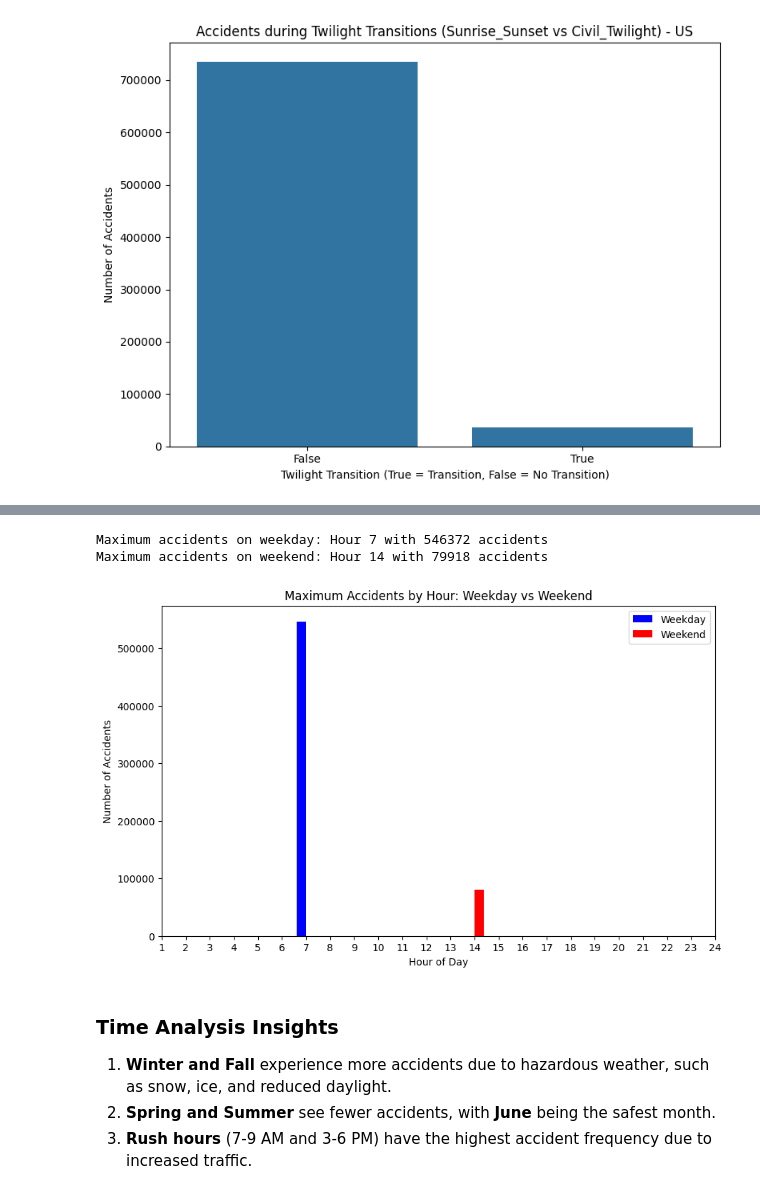
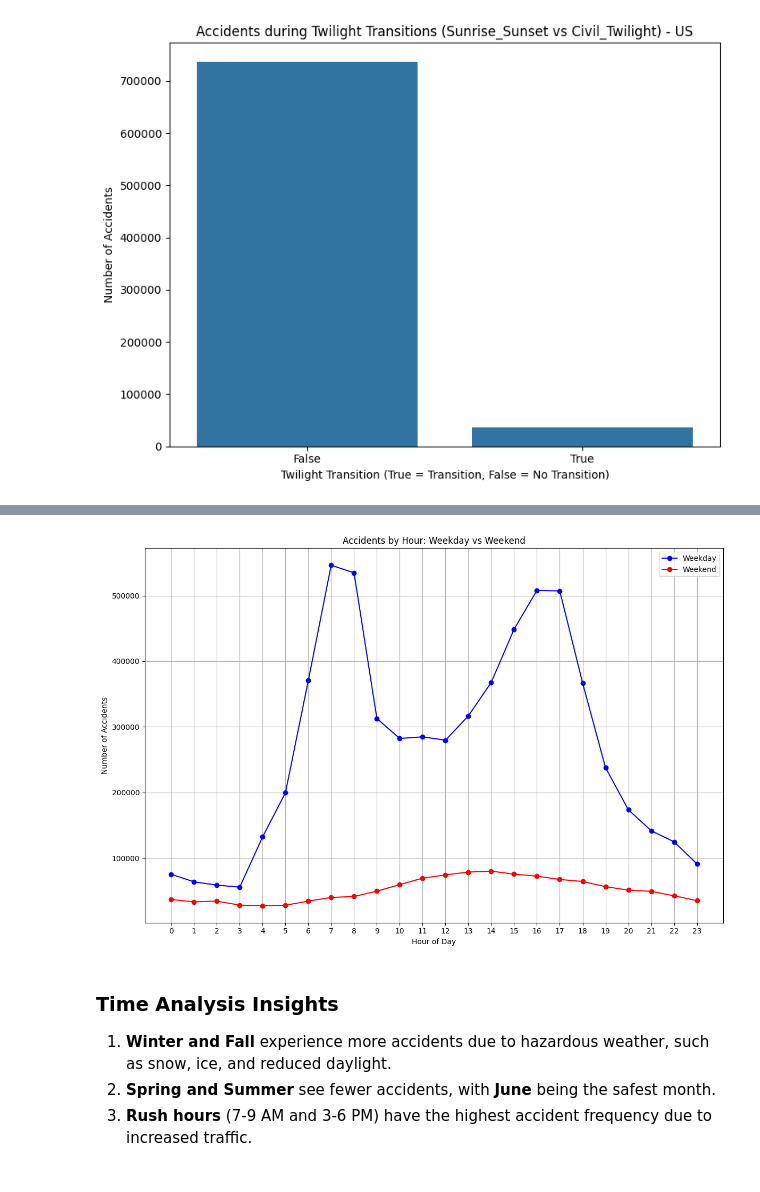
Before and after one commit to Person-Ad/US-Accidents-Big-Data-Analytics-Spark, a Jupyter notebook: notebooks/Descriptive Analysis/Time Analysis.ipynb, the cells around one changed output, grey strips where cells are left out. Saved outputs shown, nothing was run; the diff lists cells and outputs as text; code cells hidden in the pictures.

```diff
--- a/notebooks/Descriptive Analysis/Time Analysis.ipynb
+++ b/notebooks/Descriptive Analysis/Time Analysis.ipynb
@@ -254,36 +254,31 @@ Statistical Summary by Top 5 States and Twilight Condition (US):
 # %%
+import matplotlib.pyplot as plt
+from pyspark.sql import functions as F
+
+# Group by Hour and Is_Weekend, and count the number of accidents
 accidents_by_hour = df.groupBy("Hour", "Is_Weekend").count()
 
-max_accidents_weekday = accidents_by_hour.filter(F.col("Is_Weekend") == 0).orderBy(F.col("count"), ascending=False).first()
-max_accidents_weekend = accidents_by_hour.filter(F.col("Is_Weekend") == 1).orderBy(F.col("count"), ascending=False).first()
+# Separate data for weekdays and weekends
+weekday_data = accidents_by_hour.filter(F.col("Is_Weekend") == 0).orderBy("Hour").toPandas()
+weekend_data = accidents_by_hour.filter(F.col("Is_Weekend") == 1).orderBy("Hour").toPandas()
 
-print(f"Maximum accidents on weekday: Hour {max_accidents_weekday['Hour']} with {max_accidents_weekday['count']} accidents")
-print(f"Maximum accidents on weekend: Hour {max_accidents_weekend['Hour']} with {max_accidents_weekend['count']} accidents")
+# Plotting the distributions
+fig, ax = plt.subplots(figsize=(12, 8))
 
-weekday_data = [
-    {"Hour": max_accidents_weekday["Hour"], "Count": max_accidents_weekday["count"]},
-]
-weekend_data = [
-    {"Hour": max_accidents_weekend["Hour"], "Count": max_accidents_weekend["count"]},
-]
-
-fig, ax = plt.subplots(figsize=(10, 6))
-
-ax.bar(weekday_data[0]["Hour"] - 0.2, weekday_data[0]["Count"], width=0.4, label="Weekday", color="blue")
-
-ax.bar(weekend_data[0]["Hour"] + 0.2, weekend_data[0]["Count"], width=0.4, label="Weekend", color="red")
+ax.plot(weekday_data["Hour"], weekday_data["count"], label="Weekday", color="blue", marker='o')
+ax.plot(weekend_data["Hour"], weekend_data["count"], label="Weekend", color="red", marker='o')
 
 ax.set_xlabel("Hour of Day")
 ax.set_ylabel("Number of Accidents")
-ax.set_title("Maximum Accidents by Hour: Weekday vs Weekend")
+ax.set_title("Accidents by Hour: Weekday vs Weekend")
 ax.legend()
 
-plt.xticks(range(1, 25))
+plt.xticks(range(0, 24))  # Set x-ticks to represent hours of the day
+plt.grid(True)
+plt.tight_layout()
 plt.show()
 # %% [output]
-Maximum accidents on weekday: Hour 7 with 546372 accidents
-Maximum accidents on weekend: Hour 14 with 79918 accidents
-[figure, old version]
+[figure, new version]
 # %% [markdown]
 ### **Time Analysis Insights**
 
```
Also changed, not shown: parts of 5 cells of this notebook, 1 other file.
